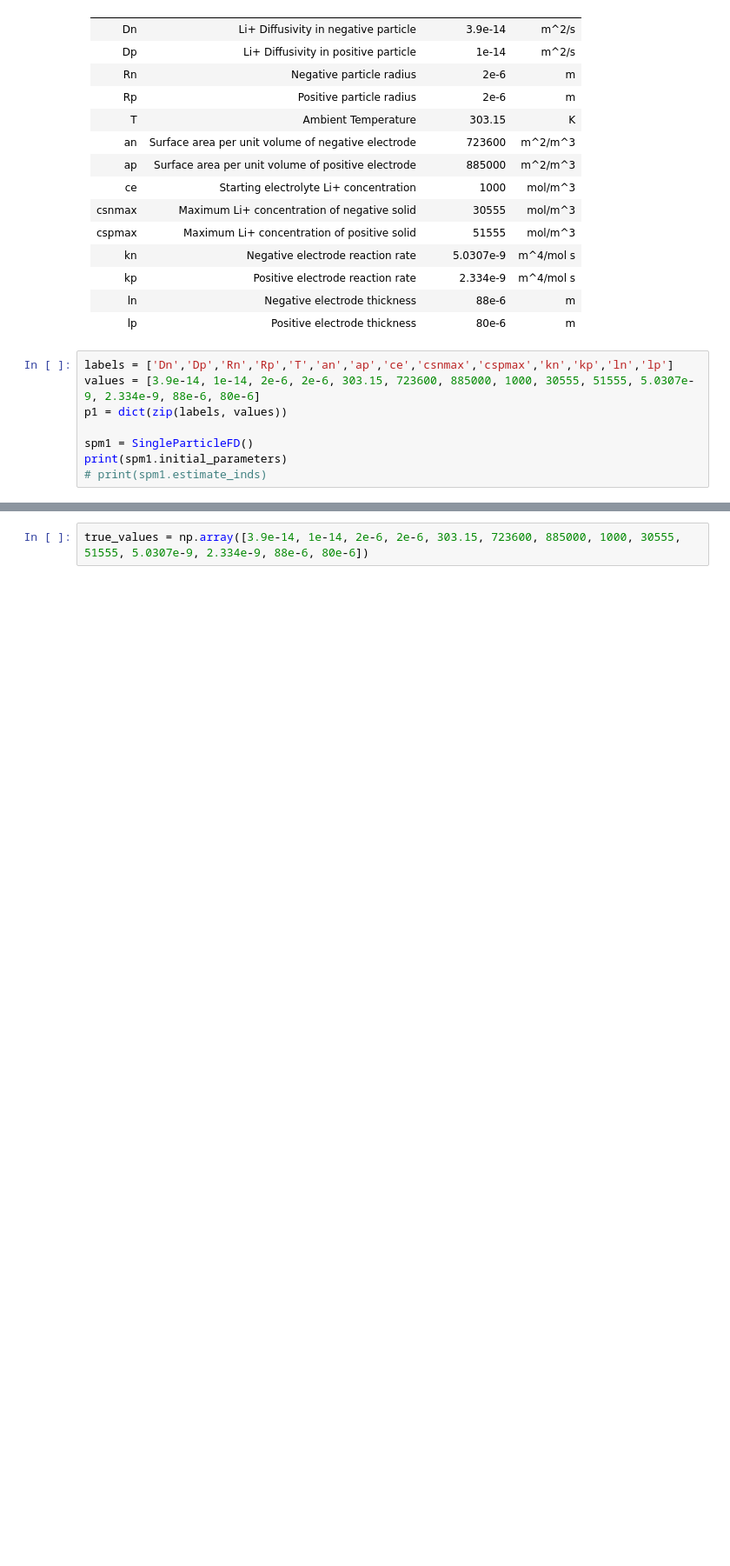
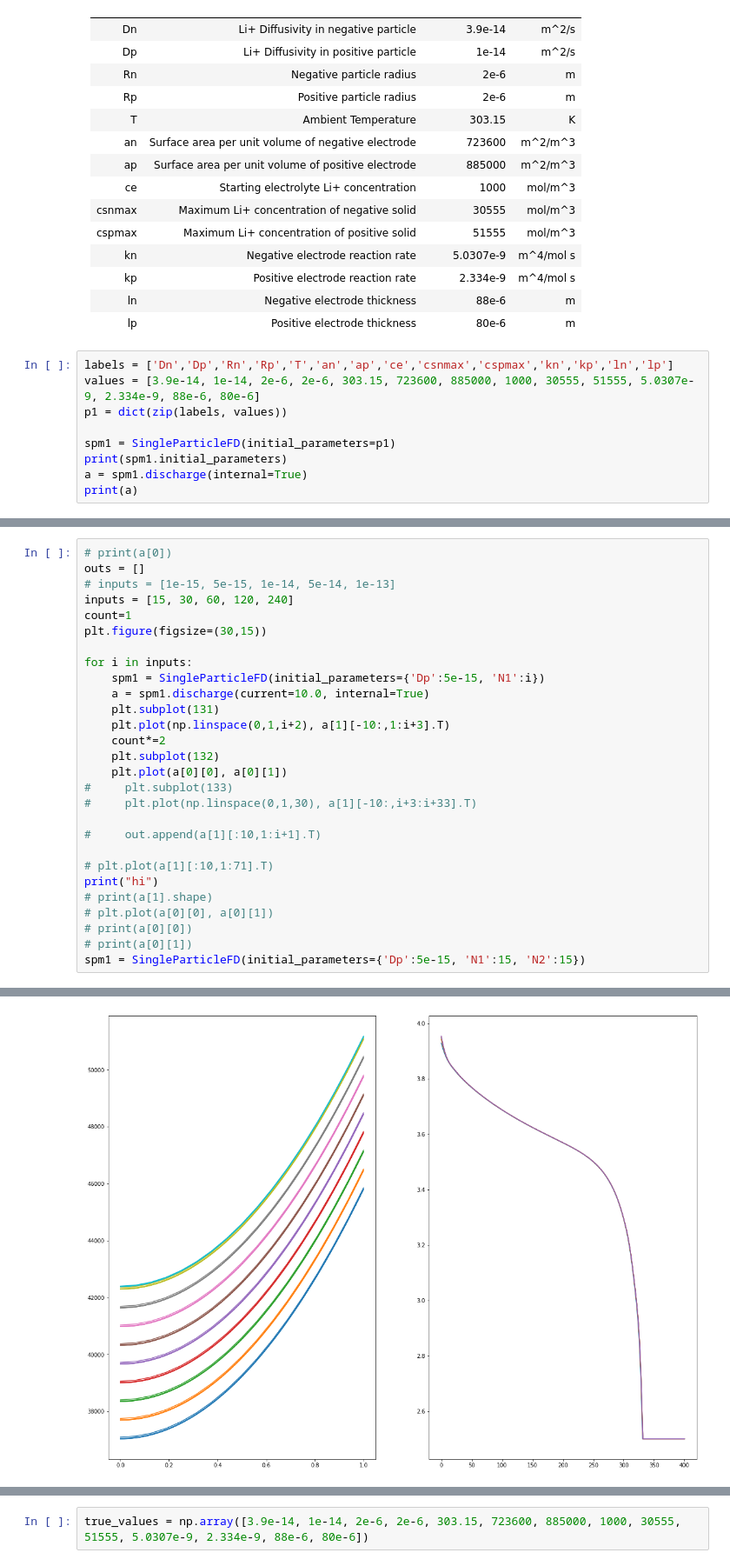
Before and after one commit to nealde/Ampere, a Jupyter notebook: Batt500_demo.ipynb, the cells around one changed output, grey strips where cells are left out. Shown at 87% size. Saved outputs shown, nothing was run; the diff lists cells and outputs as text; blank space fills up the shorter version.

```diff
--- a/Batt500_demo.ipynb
+++ b/Batt500_demo.ipynb
@@ -59,7 +59,8 @@ labels = ['Dn','Dp','Rn','Rp','T','an','ap','ce','csnmax','cspmax','kn','kp','ln
 values = [3.9e-14, 1e-14, 2e-6, 2e-6, 303.15, 723600, 885000, 1000, 30555, 51555, 5.0307e-9, 2.334e-9, 88e-6, 80e-6]
 p1 = dict(zip(labels, values))
 
-spm1 = SingleParticleFD()
+spm1 = SingleParticleFD(initial_parameters=p1)
 print(spm1.initial_parameters)
-# print(spm1.estimate_inds)
+a = spm1.discharge(internal=True)
+print(a)
 # %% [output]
@@ -66,0 +86,29 @@ print(spm1.initial_parameters)
+# %%
+# print(a[0])
+outs = []
+# inputs = [1e-15, 5e-15, 1e-14, 5e-14, 1e-13]
+inputs = [15, 30, 60, 120, 240]
+count=1
+plt.figure(figsize=(30,15))
+
+for i in inputs:
+    spm1 = SingleParticleFD(initial_parameters={'Dp':5e-15, 'N1':i})
+    a = spm1.discharge(current=10.0, internal=True)
+    plt.subplot(131)
+    plt.plot(np.linspace(0,1,i+2), a[1][-10:,1:i+3].T)
+    count*=2
+    plt.subplot(132)
+    plt.plot(a[0][0], a[0][1])
+#     plt.subplot(133)
+#     plt.plot(np.linspace(0,1,30), a[1][-10:,i+3:i+33].T)
+
+#     out.append(a[1][:10,1:i+1].T)
+
+# plt.plot(a[1][:10,1:71].T)
+print("hi")
+# print(a[1].shape)
+# plt.plot(a[0][0], a[0][1])
+# print(a[0][0])
+# print(a[0][1])
+spm1 = SingleParticleFD(initial_parameters={'Dp':5e-15, 'N1':15, 'N2':15})
+# %% [output]
@@ -66,0 +116 @@ print(spm1.initial_parameters)
+[figure, added]
```
Also changed, not shown: parts of 15 cells of this notebook, 15 other files.
